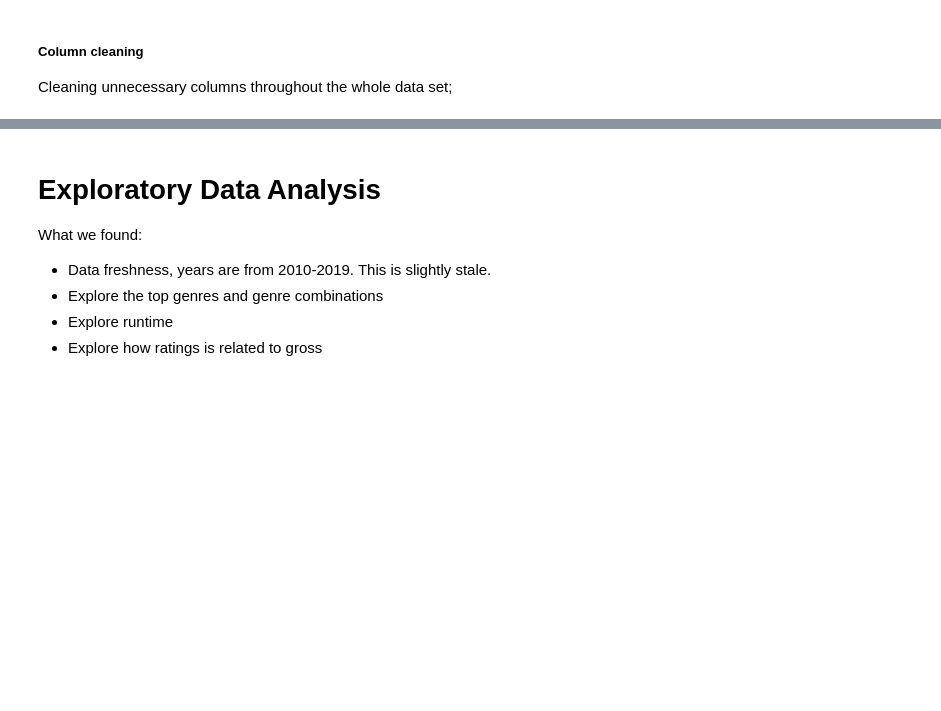
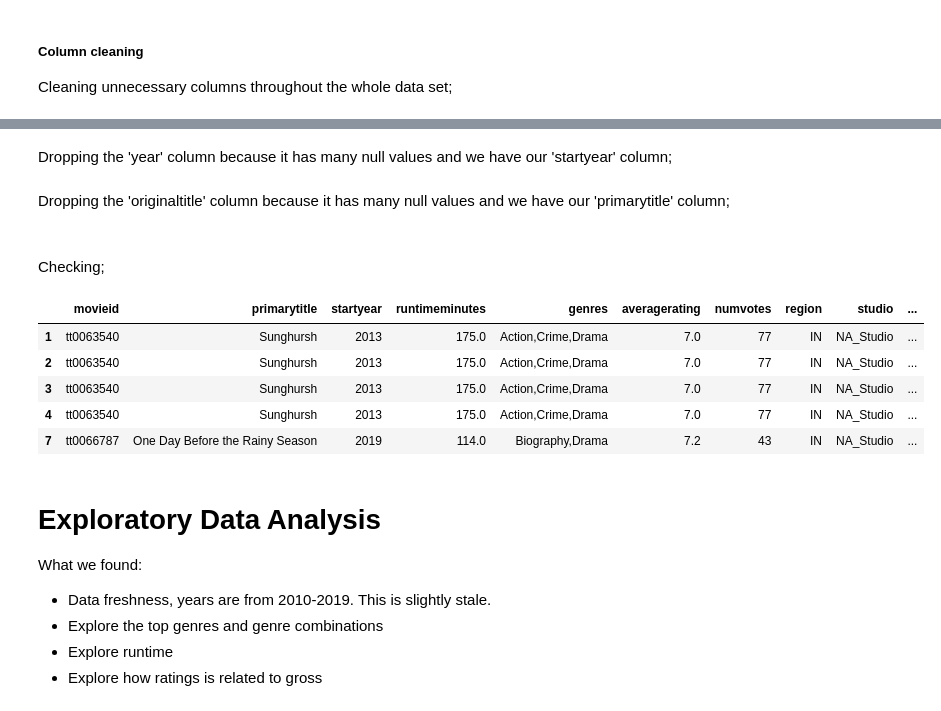
Before and after one commit to learn-co-curriculum/dsc-phase-2-project-v3, a Jupyter notebook: index.ipynb, the cells around one changed output, grey strips where cells are left out. Saved outputs shown, nothing was run; the diff lists cells and outputs as text; code cells hidden in the pictures; blank space fills up the shorter version.

Commit message:
finished cleaning everything and markdowns... more edits may be needed

```diff
--- a/index.ipynb
+++ b/index.ipynb
@@ -631,3 +625,25 @@ Cleaning unnecessary columns throughout the whole data set;
+# %%
+df_clean = df_clean.drop('title', axis = 1)
+# %% [markdown]
+Dropping the 'year' column because it has many null values and we have our 'startyear' column;
+# %%
+df_clean = df_clean.drop('year', axis = 1)
+# %% [markdown]
+Dropping the 'originaltitle' column because it has many null values and we have our 'primarytitle' column;
+# %%
+df_clean = df_clean.drop('originaltitle', axis = 1)
+# %% [markdown]
+<br>
+Checking;
+# %%
+df_clean.head()
+# %% [output]
+|  | movieid | primarytitle | startyear | runtimeminutes | genres | averagerating | numvotes | region | studio | ... |
+| 1 | tt0063540 | Sunghursh | 2013 | 175.0 | Action,Crime,Drama | 7.0 | 77 | IN | NA_Studio | ... |
+| 2 | tt0063540 | Sunghursh | 2013 | 175.0 | Action,Crime,Drama | 7.0 | 77 | IN | NA_Studio | ... |
+| 3 | tt0063540 | Sunghursh | 2013 | 175.0 | Action,Crime,Drama | 7.0 | 77 | IN | NA_Studio | ... |
+| 4 | tt0063540 | Sunghursh | 2013 | 175.0 | Action,Crime,Drama | 7.0 | 77 | IN | NA_Studio | ... |
+| 7 | tt0066787 | One Day Before the Rainy Season | 2019 | 114.0 | Biography,Drama | 7.2 | 43 | IN | NA_Studio | ... |
 # %% [markdown]
 # Exploratory Data Analysis
 What we found:
```
Also changed, not shown: parts of 5 cells of this notebook.
